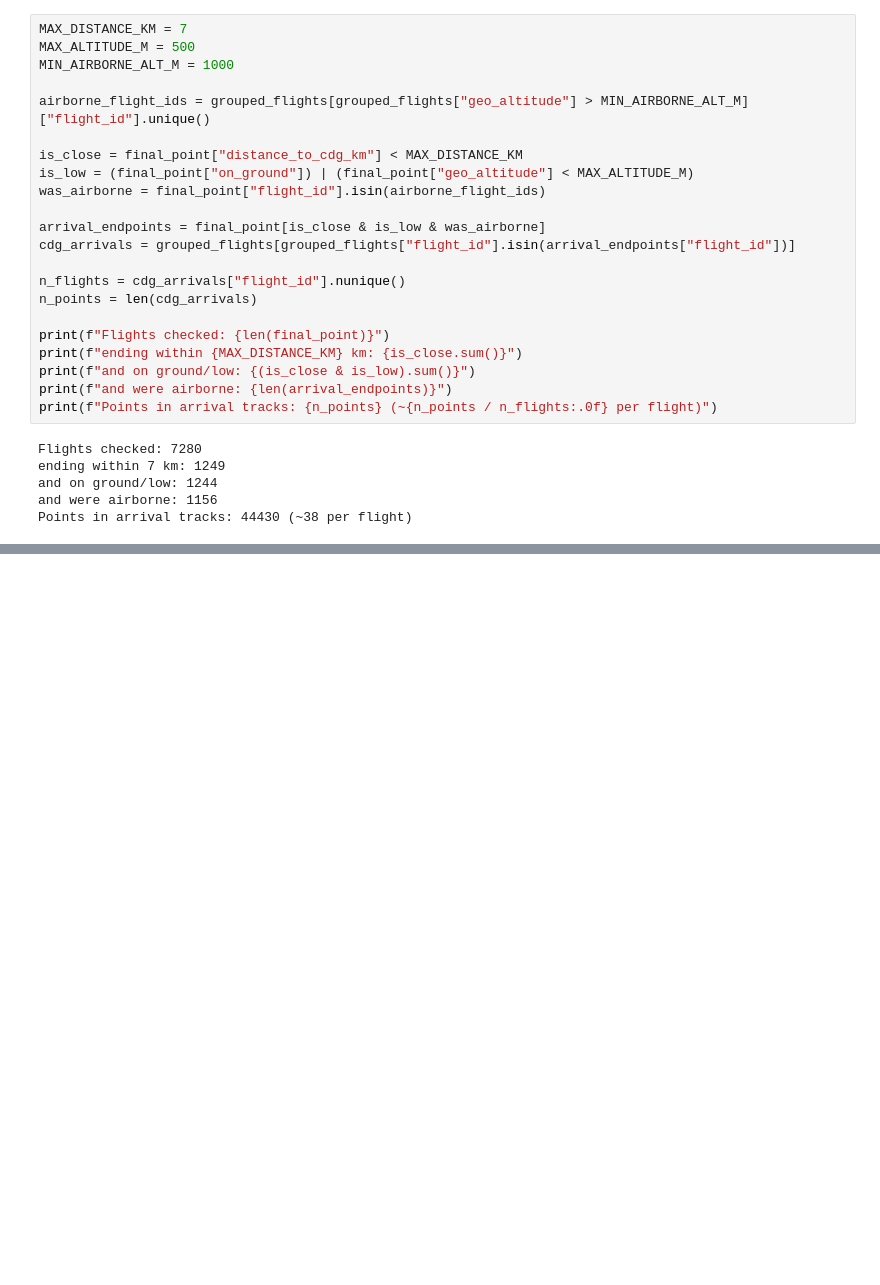
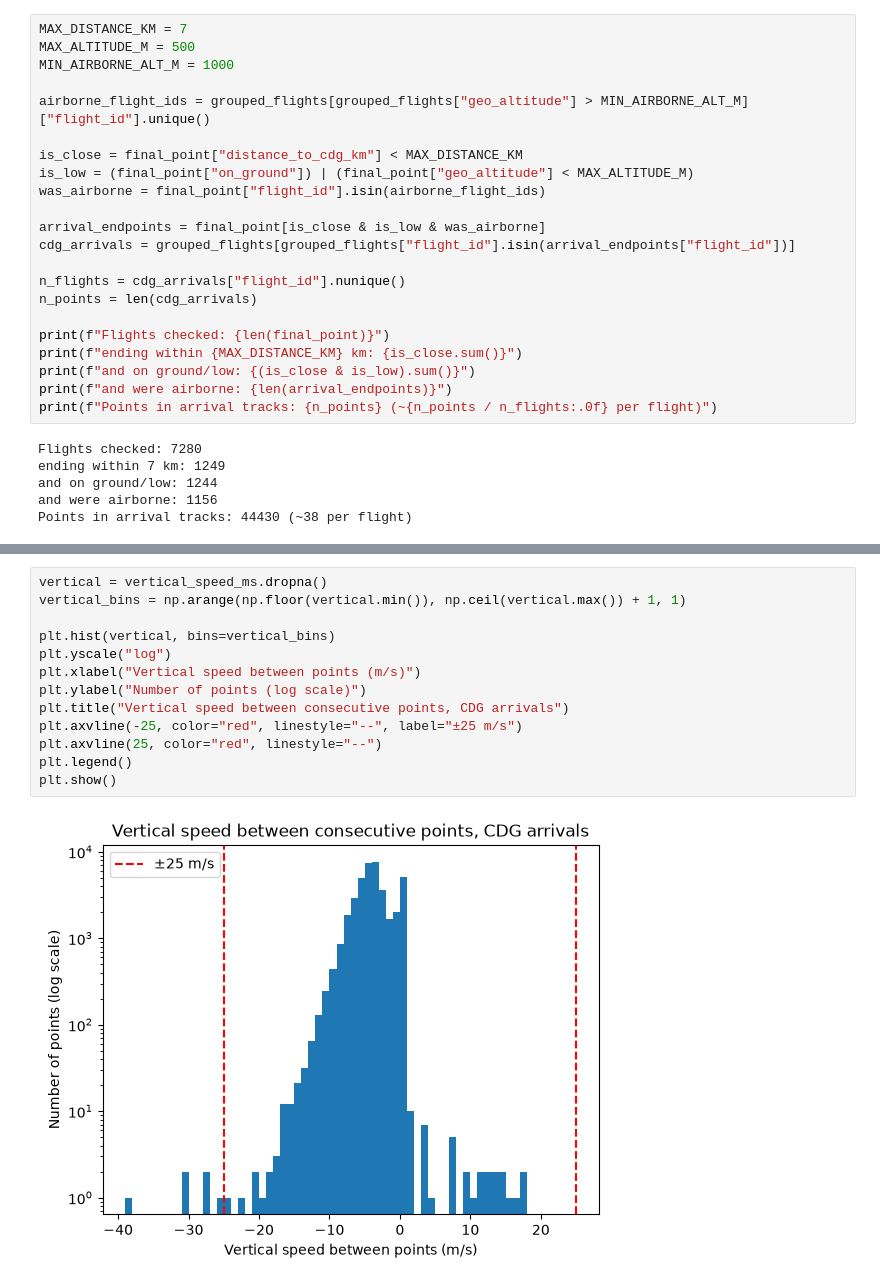
Before and after one commit to oscarbrehier/flight-trajectory-prediction, a Jupyter notebook: notebooks/02_cleaning.ipynb, the cells around one changed output, grey strips where cells are left out. Saved outputs shown, nothing was run; the diff lists cells and outputs as text; blank space fills up the shorter version.

```diff
--- a/notebooks/02_cleaning.ipynb
+++ b/notebooks/02_cleaning.ipynb
@@ -146,0 +301,15 @@ Points in arrival tracks: 44430 (~38 per flight)
+# %%
+vertical = vertical_speed_ms.dropna()
+vertical_bins = np.arange(np.floor(vertical.min()), np.ceil(vertical.max()) + 1, 1)
+
+plt.hist(vertical, bins=vertical_bins)
+plt.yscale("log")
+plt.xlabel("Vertical speed between points (m/s)")
+plt.ylabel("Number of points (log scale)")
+plt.title("Vertical speed between consecutive points, CDG arrivals")
+plt.axvline(-25, color="red", linestyle="--", label="±25 m/s")
+plt.axvline(25, color="red", linestyle="--")
+plt.legend()
+plt.show()
+# %% [output]
+[figure, added]
```
Also changed, not shown: parts of 10 cells of this notebook, 2 other files.
